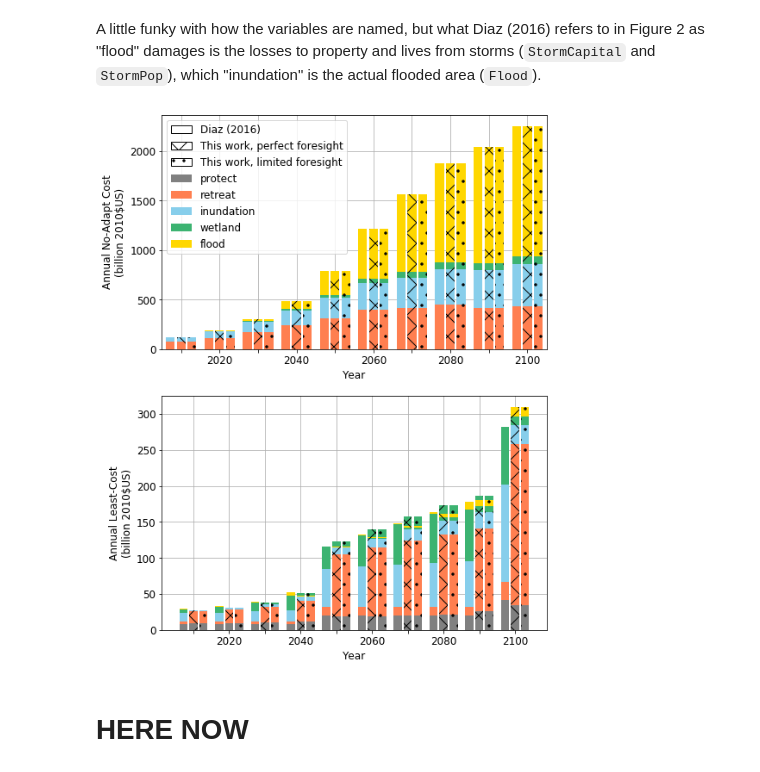
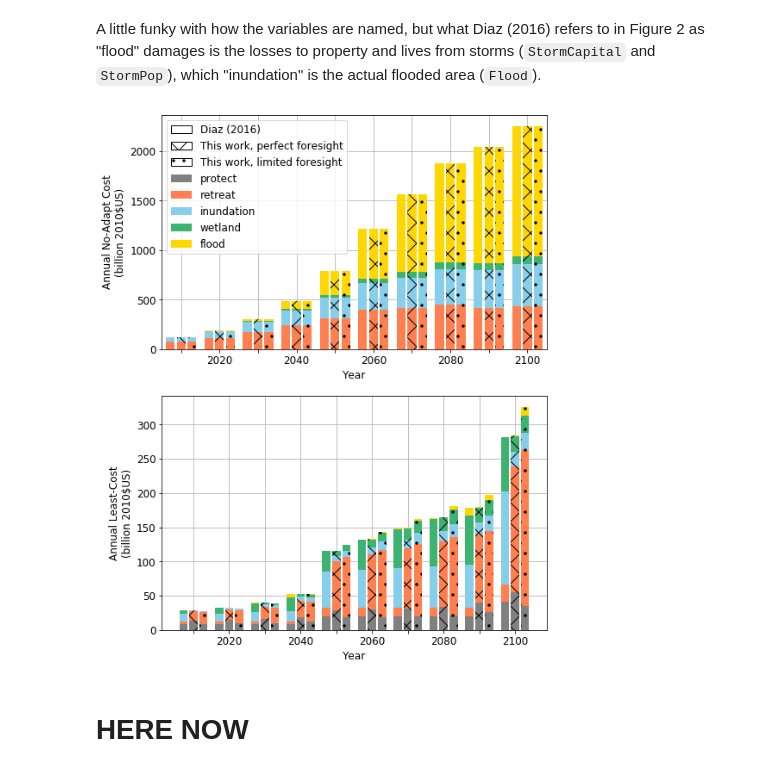
Before and after one commit to raddleverse/CIAM_uncertainty_propagation, a Jupyter notebook: baseline_comparison_plotsAndAnalysis.ipynb, the cells around one changed output. Saved outputs shown, nothing was run; the diff lists cells and outputs as text; code cells hidden in the pictures.

```diff
--- a/baseline_comparison_plotsAndAnalysis.ipynb
+++ b/baseline_comparison_plotsAndAnalysis.ipynb
@@ -192,0 +284,22 @@ print(t,"Mismatched segments GAMS total optimal cost:",np.sum(gams_costs))
+# %%
+actions_G = {}
+dfGsub = dfG.loc[(dfG.time==1) & (dfG.variable.isin(["OptimalFixedCost","NoAdaptCost","ProtectCost","RetreatCost"]))]
+for seg in dfGsub.loc[(dfGsub.time==1)&(dfGsub.variable=="OptimalFixedCost"), "segments"].unique():
+    cost = float(dfGsub.loc[(dfGsub.time==1) & (dfGsub.segments==seg) & (dfGsub.variable=="OptimalFixedCost"), "value"])
+    level_action = dfGsub.loc[(dfGsub.time==1) & (dfGsub.segments==seg) &
+                              (dfGsub.value==cost) & (dfGsub.variable!="OptimalFixedCost"),["level","variable"]]
+    if level_action["variable"].iloc[0]=="NoAdaptCost":
+        actions_G[seg] = level_action["variable"].iloc[0]+"0"
+    else:
+        actions_G[seg] = level_action["variable"].iloc[0]+str(int(level_action["level"].iloc[0]))
+# %%
+actions_N = {}
+dfNsub = dfN.loc[(dfN.time==1) & (dfN.variable.isin(["OptimalCost","NoAdaptCost","ProtectCost","RetreatCost"]))]
+for seg in dfNsub.loc[(dfNsub.time==1)&(dfNsub.variable=="OptimalCost"), "segments"].unique():
+    cost = float(dfNsub.loc[(dfNsub.time==1) & (dfNsub.segments==seg) & (dfNsub.variable=="OptimalCost"), "value"])
+    level_action = dfNsub.loc[(dfNsub.time==1) & (dfNsub.segments==seg) &
+                              (dfNsub.value==cost) & (dfNsub.variable!="OptimalCost"),["level","variable"]]
+    if level_action["variable"].iloc[0]=="NoAdaptCost":
+        actions_N[seg] = level_action["variable"].iloc[0]+"0"
+    else:
+        actions_N[seg] = level_action["variable"].iloc[0]+str(int(level_action["level"].iloc[0]))
@@ -193,3 +308,8 @@ print(t,"Mismatched segments GAMS total optimal cost:",np.sum(gams_costs))
+# %%
+mismatches = {}
+for seg in actions_G.keys():
+    if actions_G[seg]!=actions_N[seg]:
+        mismatches[seg] = (actions_G[seg],actions_N[seg])
 # %% [markdown]
 Compute the NPV using the full time horizon for decision-making (entire simulation period), instead of the new version's shorter time horizon (40-50 years).
 # %%
@@ -477,6 +638,8 @@ for t in range(1,21):
     wetland_costs_N1[t-1] = dfN1.loc[(dfN1.variable=="WetlandNoAdapt") & (dfN1.time==t) & (dfN1.segments.isin(segs_noadapt1)), "value"].sum()
     flood_costs_N0[t-1] = dfN.loc[((dfN.variable=="StormCapitalNoAdapt") | (dfN.variable=="StormPopNoAdapt")) & (dfN.time==t) & (dfN.segments.isin(segs_noadapt0)), "value"].sum()
     flood_costs_N1[t-1] = dfN1.loc[((dfN1.variable=="StormCapitalNoAdapt") | (dfN1.variable=="StormPopNoAdapt")) & (dfN1.time==t) & (dfN1.segments.isin(segs_noadapt1)), "value"].sum()
+    retreat_costs_N0[t-1] += dfN.loc[(dfN.variable=="RelocateNoAdapt") & (dfN.time==t) & (dfN.segments.isin(segs_noadapt0)), "value"].sum()
+    retreat_costs_N1[t-1] += dfN1.loc[(dfN1.variable=="RelocateNoAdapt") & (dfN1.time==t) & (dfN1.segments.isin(segs_noadapt1)), "value"].sum()
 # %%
 dfNew0["RetreatOptimal"] = retreat_costs_N0[:len(dfNew0)]
 dfNew0["ProtectOptimal"] = protect_costs_N0[:len(dfNew0)]
@@ -548,36 +711,36 @@ ax[0].grid(); ax[0].set_axisbelow(True); ax[0].set_xlim([2005,2105])
 yticks = [0,500,1000,1500,2000]; ax[0].set_yticks(yticks); ax[0].set_yticklabels(yticks, fontsize=12)
 ax[0].set_xticks(range(2010,2110,10)); ax[0].set_xticklabels(["",2020,"",2040,"",2060,"",2080,"",2100], fontsize=12)
 ax[0].set_xlabel("Year", fontsize=12); ax[0].set_ylabel("Annual No-Adapt Cost\n(billion 2010$US)", fontsize=12)
 ax[0].legend(fontsize=12)
 
 # PANEL B: OPTIMAL COSTS
 # Diaz (2016) results
 ax[1].bar(x=dfDiaz.time-sep, height=dfDiaz.ProtectOptimal, width=wid, color=cost_cols["protect"])
 ax[1].bar(x=dfDiaz.time-sep, height=dfDiaz.RetreatOptimal, bottom=dfDiaz.ProtectOptimal, width=wid, color=cost_cols["retreat"])
 ax[1].bar(x=dfDiaz.time-sep, height=dfDiaz.InundationOptimal, bottom=dfDiaz.ProtectOptimal+dfDiaz.RetreatOptimal, width=wid, color=cost_cols["inundation"])
 ax[1].bar(x=dfDiaz.time-sep, height=dfDiaz.WetlandOptimal, bottom=dfDiaz.ProtectOptimal+dfDiaz.RetreatOptimal+dfDiaz.InundationOptimal, width=wid, color=cost_cols["wetland"])
 ax[1].bar(x=dfDiaz.time-sep, height=dfDiaz.FloodOptimal, bottom=dfDiaz.ProtectOptimal+dfDiaz.RetreatOptimal+dfDiaz.InundationOptimal+dfDiaz.WetlandOptimal, width=wid, color=cost_cols["flood"])
 # This work, perfect foresight (match Diaz 2016)
 ax[1].bar(x=dfNew0.time, height=dfNew0.ProtectOptimal, width=wid, color=cost_cols["protect"], hatch="x")
 ax[1].bar(x=dfNew0.time, height=dfNew0.RetreatOptimal, bottom=dfNew0.ProtectOptimal, width=wid, color=cost_cols["retreat"], hatch="x")
 ax[1].bar(x=dfNew0.time, height=dfNew0.InundationOptimal,bottom=dfNew0.ProtectOptimal+dfNew0.RetreatOptimal, width=wid, color=cost_cols["inundation"], hatch="x")
 ax[1].bar(x=dfNew0.time, height=dfNew0.WetlandOptimal, bottom=dfNew0.ProtectOptimal+dfNew0.RetreatOptimal+dfNew0.InundationOptimal, width=wid, color=cost_cols["wetland"], hatch="x")
-ax[1].bar(x=dfNew0.time, height=dfNew0.FloodOptimal, bottom=dfNew0.ProtectOptimal+dfNew0.RetreatOptimal+dfNew0.InundationOptimal+dfNew0.FloodOptimal, width=wid, color=cost_cols["flood"], hatch="x")
+ax[1].bar(x=dfNew0.time, height=dfNew0.FloodOptimal, bottom=dfNew0.ProtectOptimal+dfNew0.RetreatOptimal+dfNew0.InundationOptimal+dfNew0.WetlandOptimal, width=wid, color=cost_cols["flood"], hatch="x")
 # This work, limited foresight
 ax[1].bar(x=dfNew1.time+sep, height=dfNew1.ProtectOptimal, width=wid, color=cost_cols["protect"], hatch=".")
 ax[1].bar(x=dfNew1.time+sep, height=dfNew1.RetreatOptimal, bottom=dfNew1.ProtectOptimal, width=wid, color=cost_cols["retreat"], hatch=".")
 ax[1].bar(x=dfNew1.time+sep, height=dfNew1.InundationOptimal,bottom=dfNew1.ProtectOptimal+dfNew1.RetreatOptimal, width=wid, color=cost_cols["inundation"], hatch=".")
 ax[1].bar(x=dfNew1.time+sep, height=dfNew1.WetlandOptimal, bottom=dfNew1.ProtectOptimal+dfNew1.RetreatOptimal+dfNew1.InundationOptimal, width=wid, color=cost_cols["wetland"], hatch=".")
-ax[1].bar(x=dfNew1.time+sep, height=dfNew1.FloodOptimal, bottom=dfNew1.ProtectOptimal+dfNew1.RetreatOptimal+dfNew1.InundationOptimal+dfNew1.FloodOptimal, width=wid, color=cost_cols["flood"], hatch=".")
+ax[1].bar(x=dfNew1.time+sep, height=dfNew1.FloodOptimal, bottom=dfNew1.ProtectOptimal+dfNew1.RetreatOptimal+dfNew1.InundationOptimal+dfNew1.WetlandOptimal, width=wid, color=cost_cols["flood"], hatch=".")
 
 # other plot configuration options
 ax[1].grid(); ax[1].set_axisbelow(True); ax[0].set_xlim([2005,2105])
 yticks = [0,50,100,150,200,250,300]; ax[1].set_yticks(yticks); ax[1].set_yticklabels(yticks, fontsize=12)
 ax[1].set_xticks(range(2010,2110,10)); ax[1].set_xticklabels(["",2020,"",2040,"",2060,"",2080,"",2100], fontsize=12)
 ax[1].set_xlabel("Year", fontsize=12); ax[1].set_ylabel("Annual Least-Cost\n(billion 2010$US)", fontsize=12);
 fig.savefig("baseline_comparison_rcp85.pdf", bbox_inches='tight');
 # %% [output]
-[figure, old version]
+[figure, new version]
 # %% [markdown]
 # HERE NOW
 # %% [markdown]
```
Also changed, not shown: parts of 26 cells of this notebook, 2 other files.
